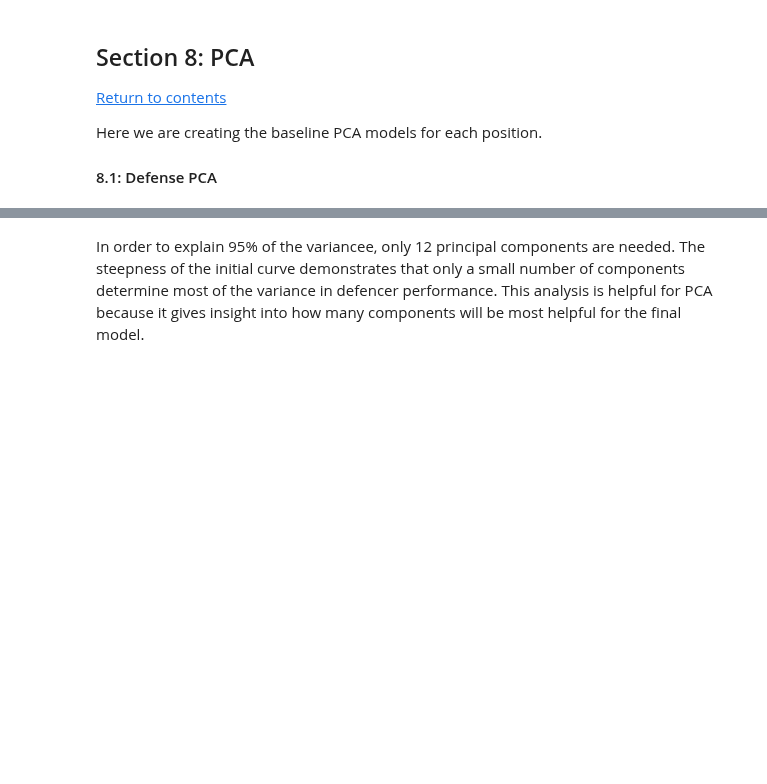
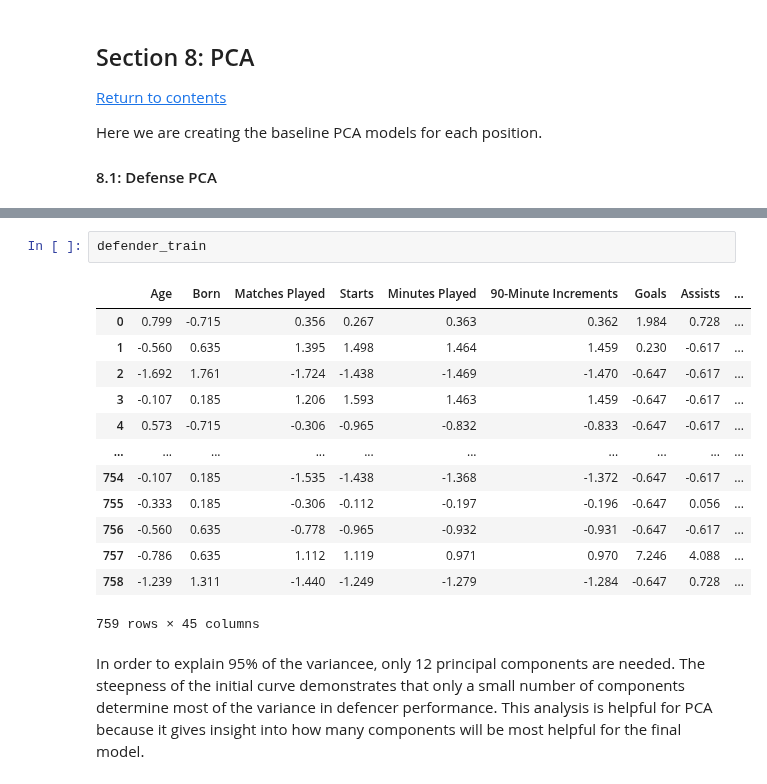
Before and after one commit to kezeani/109aproject, a Jupyter notebook: project.ipynb, the cells around one changed output, grey strips where cells are left out. Saved outputs shown, nothing was run; the diff lists cells and outputs as text; blank space fills up the shorter version.

```diff
--- a/project.ipynb
+++ b/project.ipynb
@@ -348,3 +384,19 @@ plt.show()
+# %%
+defender_train
+# %% [output]
+|  | Age | Born | Matches Played | Starts | Minutes Played | 90-Minute Increments | Goals | Assists | ... |
+| 0 | 0.799 | -0.715 | 0.356 | 0.267 | 0.363 | 0.362 | 1.984 | 0.728 | ... |
+| 1 | -0.560 | 0.635 | 1.395 | 1.498 | 1.464 | 1.459 | 0.230 | -0.617 | ... |
+| 2 | -1.692 | 1.761 | -1.724 | -1.438 | -1.469 | -1.470 | -0.647 | -0.617 | ... |
+| 3 | -0.107 | 0.185 | 1.206 | 1.593 | 1.463 | 1.459 | -0.647 | -0.617 | ... |
+| 4 | 0.573 | -0.715 | -0.306 | -0.965 | -0.832 | -0.833 | -0.647 | -0.617 | ... |
+| ... | ... | ... | ... | ... | ... | ... | ... | ... | ... |
+| 754 | -0.107 | 0.185 | -1.535 | -1.438 | -1.368 | -1.372 | -0.647 | -0.617 | ... |
+| 755 | -0.333 | 0.185 | -0.306 | -0.112 | -0.197 | -0.196 | -0.647 | 0.056 | ... |
+| 756 | -0.560 | 0.635 | -0.778 | -0.965 | -0.932 | -0.931 | -0.647 | -0.617 | ... |
+| 757 | -0.786 | 0.635 | 1.112 | 1.119 | 0.971 | 0.970 | 7.246 | 4.088 | ... |
+| 758 | -1.239 | 1.311 | -1.440 | -1.249 | -1.279 | -1.284 | -0.647 | 0.728 | ... |
+759 rows × 45 columns
 # %% [markdown]
 In order to explain 95% of the variancee, only 12 principal components are needed. The steepness of the initial curve demonstrates that only a small number of components determine most of the variance in defencer performance. This analysis is helpful for PCA because it gives insight into how many components will be most helpful for the final model.
 # %%
```
Also changed, not shown: parts of 9 cells of this notebook.
